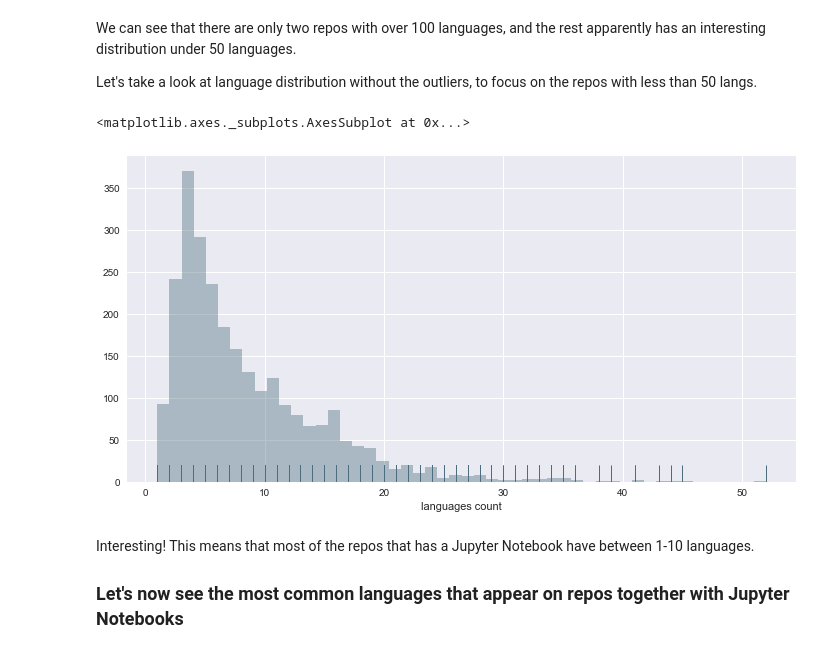
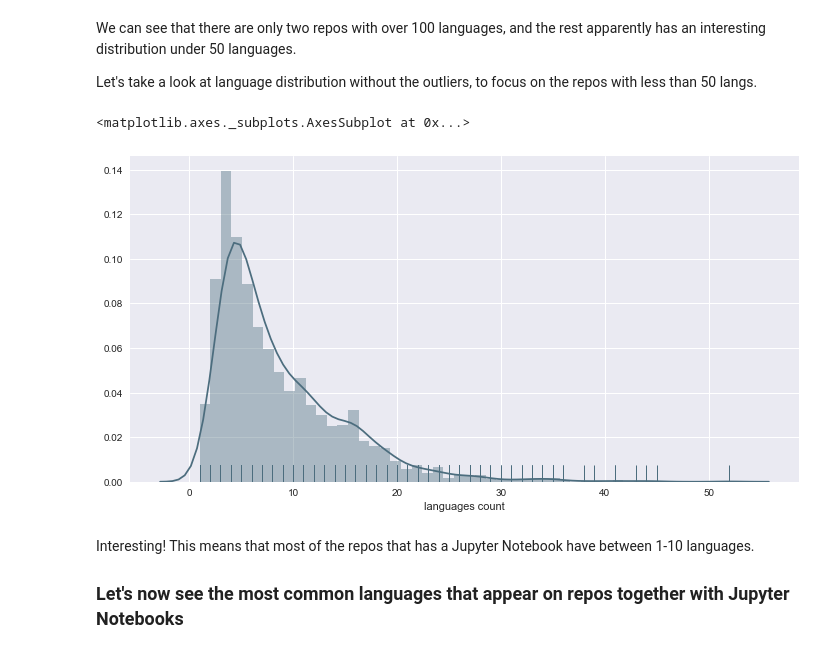
Before and after one commit to gomesfernanda/PGA_study, a Jupyter notebook: PGA_study_Jupyter.ipynb, the cells around one changed output. Cells and saved outputs as stored; diff of their text form; code cells hidden in the pictures.

Commit message:
improve histogram

```diff
--- a/PGA_study_Jupyter.ipynb
+++ b/PGA_study_Jupyter.ipynb
@@ -96,11 +95,11 @@ We can see that there are only two repos with over 100 languages, and the rest a
 Let's take a look at language distribution without the outliers, to focus on the repos with less than 50 langs.
 # %%
 plt.figure(figsize=(12,6))
-sns.distplot((jupyter_df[jupyter_df.LANGS_COUNT < 100]['LANGS_COUNT']), bins=50, kde=False, rug=True, hist=True,
+sns.distplot((jupyter_df[jupyter_df.LANGS_COUNT < 100]['LANGS_COUNT']), bins=50, kde=True, rug=True, hist=True,
              axlabel="languages count", color="#4C6D7E")
 # %% [output]
 <matplotlib.axes._subplots.AxesSubplot at 0x...>
-[figure, old version]
+[figure, new version]
 # %% [markdown]
 Interesting! This means that most of the repos that has a Jupyter Notebook have between 1-10 languages.
 
```
Also changed, not shown: parts of 4 cells of this notebook.
